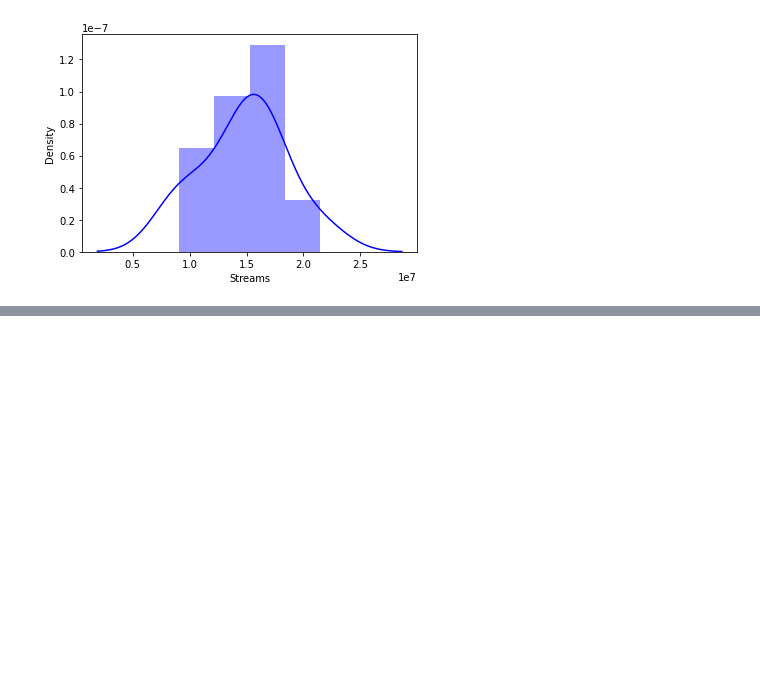
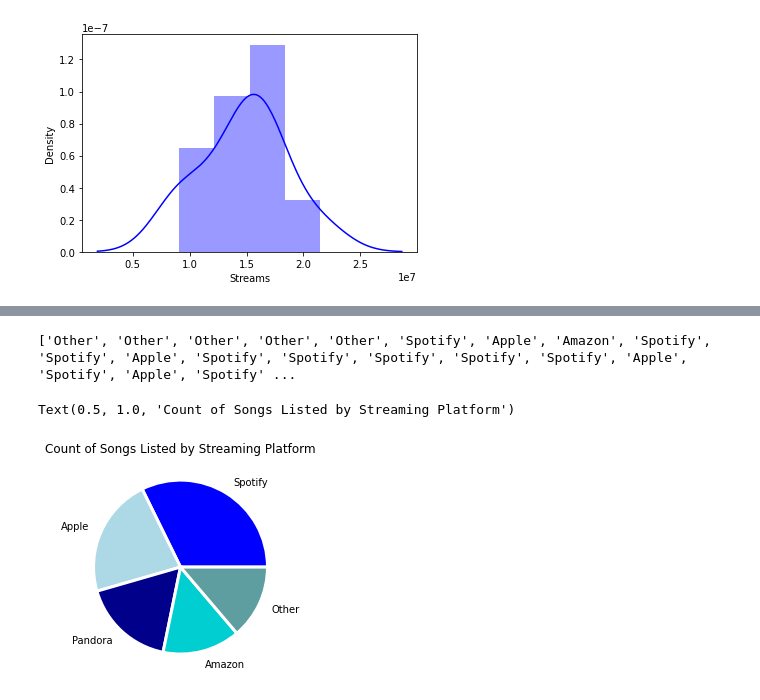
Before and after one commit to NSS-Data-Analytics-Cohort-6/mlc-project-count-dracula, a Jupyter notebook: notebooks/MLC_Phil.ipynb, the cells around one changed output, grey strips where cells are left out. Drawn from its saved outputs; the diff is of its cells as text; code cells hidden in the pictures; blank space fills up the shorter version.

```diff
--- a/notebooks/MLC_Phil.ipynb
+++ b/notebooks/MLC_Phil.ipynb
@@ -441,0 +478,29 @@ plt.show()
+# %%
+music_pie = music_df
+newplatform = []
+for platform in music_pie["Platform"]:
+    if platform == 'Spotify':
+        newplatform.append("Spotify")
+    elif platform == 'Pandora':
+        newplatform.append("Pandora")
+    elif platform == 'Apple':
+        newplatform.append("Apple")
+    elif platform == 'Amazon':
+        newplatform.append("Amazon")
+    else:
+        newplatform.append("Other")
+# %%
+print(newplatform)
+# %% [output]
+['Other', 'Other', 'Other', 'Other', 'Other', 'Spotify', 'Apple', 'Amazon', 'Spotify', 'Spotify', 'Apple', 'Spotify', 'Spotify', 'Spotify', 'Spotify', 'Spotify', 'Apple', 'Spotify', 'Apple', 'Spotify' ...
+# %%
+music_pie['Platform'] = newplatform
+names = 'Spotify', 'Apple', 'Pandora', 'Amazon', 'Other'
+# %%
+plt.pie(music_pie['Platform'].value_counts(), labels=names, labeldistance=1.15,
+        wedgeprops = { 'linewidth' : 3, 'edgecolor' : 'white' },
+        colors=['blue','lightblue','darkblue','darkturquoise','cadetblue'])
+plt.title('Count of Songs Listed by Streaming Platform')
+# %% [output]
+Text(0.5, 1.0, 'Count of Songs Listed by Streaming Platform')
+[figure, added]
```
Also changed, not shown: parts of 28 cells of this notebook.
